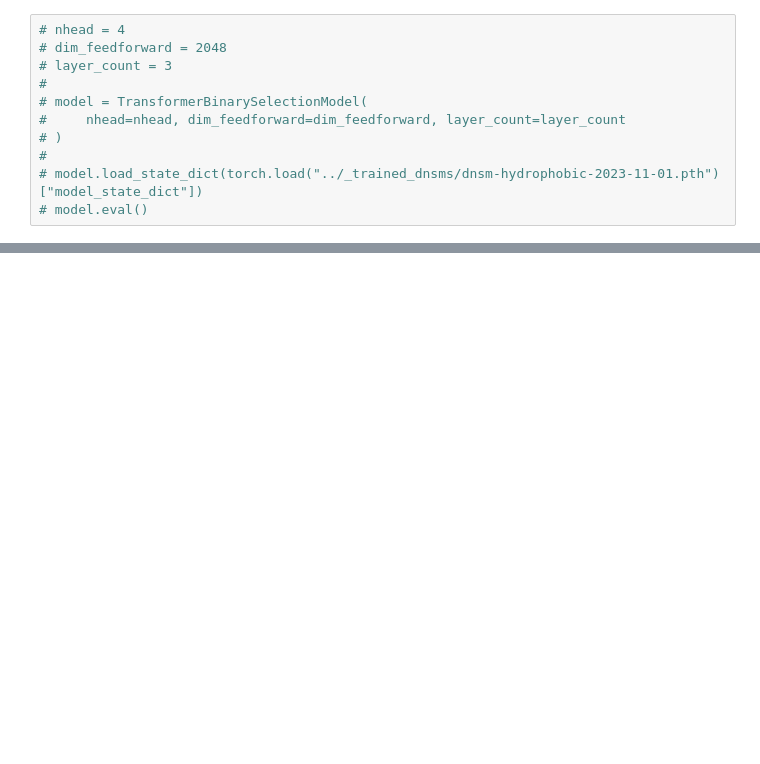
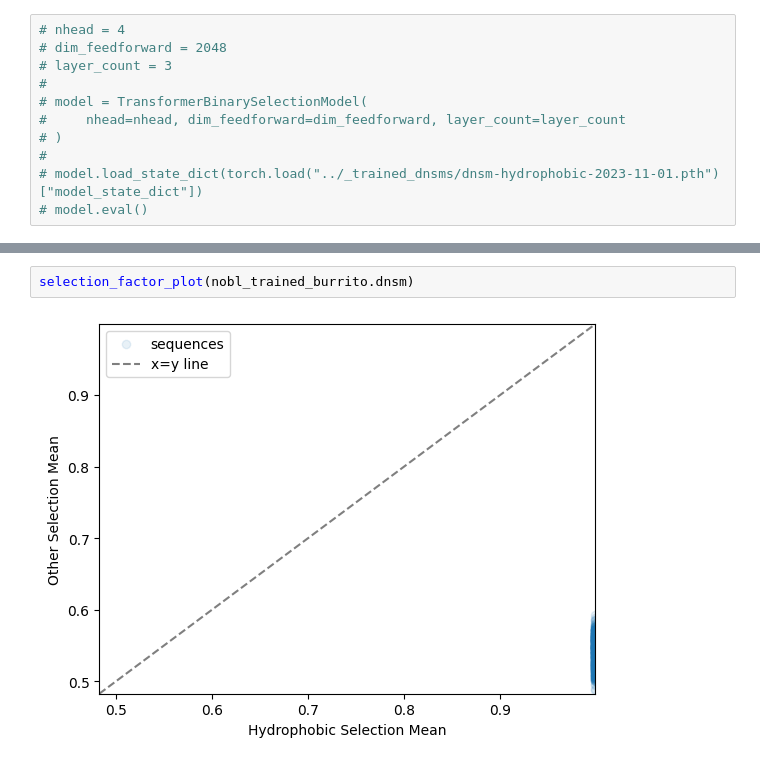
Before and after one commit to matsengrp/epam, a Jupyter notebook: notebooks/mutsel_simulation_inference.ipynb, the cells around one changed output, grey strips where cells are left out. Saved outputs shown, nothing was run; the diff lists cells and outputs as text; blank space fills up the shorter version.

```diff
--- a/notebooks/mutsel_simulation_inference.ipynb
+++ b/notebooks/mutsel_simulation_inference.ipynb
@@ -258,0 +222,4 @@ Epoch [10/10], Training Loss: 0.1560920923948288, Validation Loss: 0.15210160613
+# %%
+selection_factor_plot(nobl_trained_burrito.dnsm)
+# %% [output]
+[figure, added]
```
Also changed, not shown: parts of 8 cells of this notebook, 5 other files.
